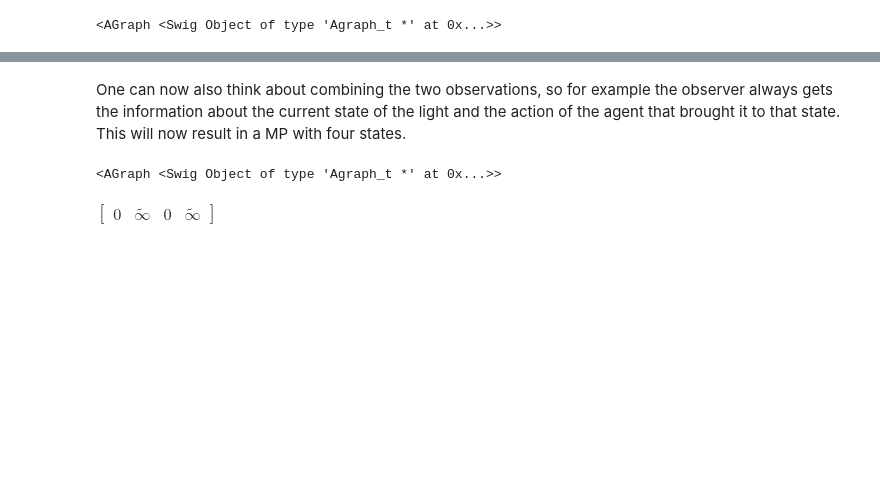
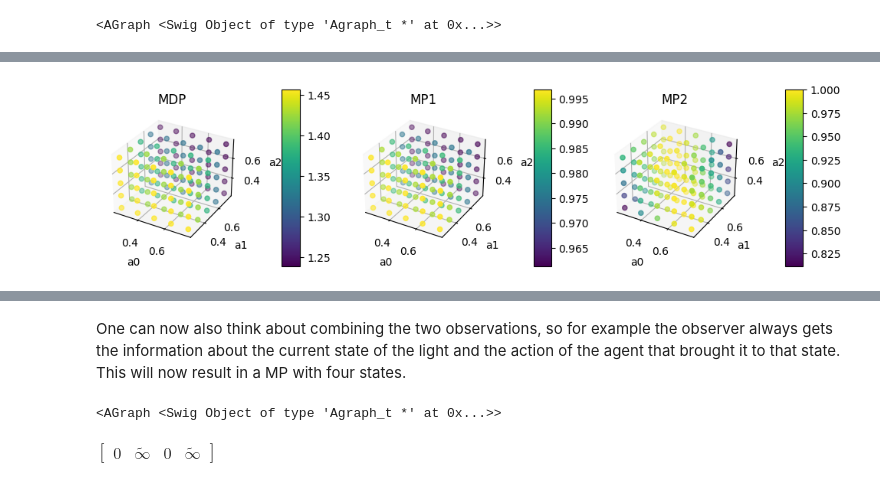
Before and after one commit to LukasPrader/BscThesis_Physics_uibk, a Jupyter notebook: POMDP_analysis.ipynb, the cells around one changed output, grey strips where cells are left out. Drawn from its saved outputs; the diff is of its cells as text; code cells hidden in the pictures; blank space fills up the shorter version.

```diff
--- a/POMDP_analysis.ipynb
+++ b/POMDP_analysis.ipynb
@@ -130,10 +138,11 @@ import sympy as sym
 x = sym.Symbol("p_X")
 a1 = sym.Symbol("\pi_{a1}")
 
-P_mdp = sym.Matrix([[1-x, x, 0],[a1, 0, 1-a1], [1, 0, 0]]).T # transposed to use common linalg algorithms
-eigs = P_mdp.eigenvects()
+P_mdp = sym.Matrix([[1-x, x, 0],[a1, 0, 1-a1], [1, 0, 0]]) # transposed to use common linalg algorithms
+eigs = P_mdp.T.eigenvects()
 eig = eigs[np.where(np.equal([e[0] for e in eigs], 1))[0][0]][2][0] # find eigenvector for eigenvalue 1
 stat_mdp = sym.simplify((eig/sum(eig)).T)
+stat_mdp_l = sym.lambdify([x, a1], stat_mdp) # lambdify for later evaluation
 stat_mdp
 # %% [output]
 $\displaystyle \left[\begin{matrix}\frac{1}{- \pi_{a1} p_{X} + 2 p_{X} + 1} & \frac{p_{X}}{- \pi_{a1} p_{X} + 2 p_{X} + 1} & \frac{p_{X} \left(\pi_{a1} - 1\right)}{\pi_{a1} p_{X} - 2 p_{X} - 1}\end{matrix}\right]$
@@ -207,3 +221,18 @@ Only looking at the actions of the agent also results in a two state MP, with ra
 $$
 P_A = P_{S_0}\pi_{a0} + P_{S_1}\pi_{a1} + P_{S_2}\pi_{a2} = \frac{\pi_{a0} + p_X\pi_{a1} + p_X(1-\pi_{a1})\pi_{a2}}{1 + p_X(2-\pi_{a1})}, P_W = 1- P_A
 $$
+# %%
+import sympy as sym
+
+x = sym.Symbol("p_X")
+a0 = sym.Symbol("\pi_{a0}")
+a1 = sym.Symbol("\pi_{a1}")
+a2 = sym.Symbol("\pi_{a2}")
+
+pa = stat_mdp[0]*a0 + stat_mdp[1]*a1 + stat_mdp[2]*a2
+P_mp2 = sym.Matrix([[pa, 1-pa], [pa, 1-pa]])
+
+# P_mp2 is already stationary
+stat_mp2 = sym.Matrix([[sym.simplify(pa), sym.simplify(1-pa)]])
+stat_mp2_l = sym.lambdify([x, a0, a1, a2], stat_mp2) # lambdify for later evaluation
+stat_mp2
@@ -227,0 +308,41 @@ D
+# %%
+# visualize change in entropy rate with change in action parameters
+import numpy as np
+import sympy as sym
+import scipy as sp
+import matplotlib.pyplot as plt
+
+px = 0.5
+valrange = np.linspace(0.25, 0.5, 5)
+a0, a1, a2 = np.meshgrid(valrange, valrange, valrange)
+
+fig = plt.figure(figsize = (12, 6))
+
+entropy = lp_block_entropy(stat_mdp_l(px, a1)[0], 1)
+ax = fig.add_subplot(131, projection='3d')
+img = ax.scatter(a0, a1, a2, c = entropy, cmap=plt.colormaps['viridis'])
+ax.set_xlabel("a0")
+ax.set_ylabel("a1")
+ax.set_zlabel("a2")
+ax.set_title("MDP")
+fig.colorbar(img, shrink=0.5, aspect=10, pad = 0.2)
+
+entropy = lp_block_entropy(stat_mp1_l(px, a1)[0], 1)
+ax = fig.add_subplot(132, projection='3d')
+img = ax.scatter(a0, a1, a2, c = entropy, cmap=plt.colormaps['viridis'])
+ax.set_xlabel("a0")
+ax.set_ylabel("a1")
+ax.set_zlabel("a2")
+ax.set_title("MP1")
+fig.colorbar(img, shrink=0.5, aspect=10, pad = 0.2)
+
+entropy = lp_block_entropy(stat_mp2_l(px, a0, a1, a2)[0], 1)
+ax = fig.add_subplot(133, projection='3d')
+img = ax.scatter(a0, a1, a2, c = entropy, cmap=plt.colormaps['viridis'])
+ax.set_xlabel("a0")
+ax.set_ylabel("a1")
+ax.set_zlabel("a2")
+ax.set_title("MP2")
+fig.colorbar(img, shrink=0.5, aspect=10, pad = 0.2)
+# %% [output]
+[figure, added]
```
Also changed, not shown: parts of 8 cells of this notebook.
